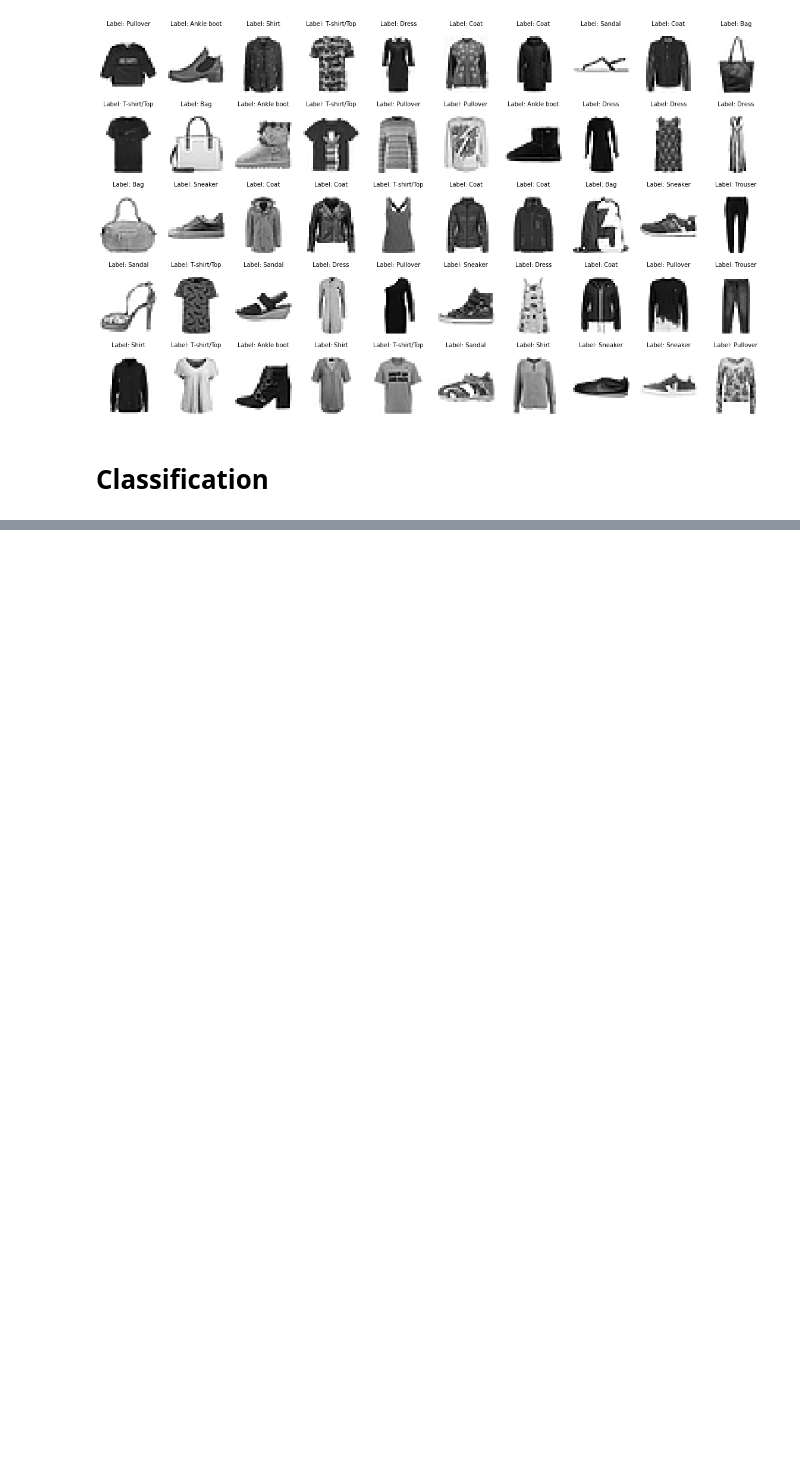
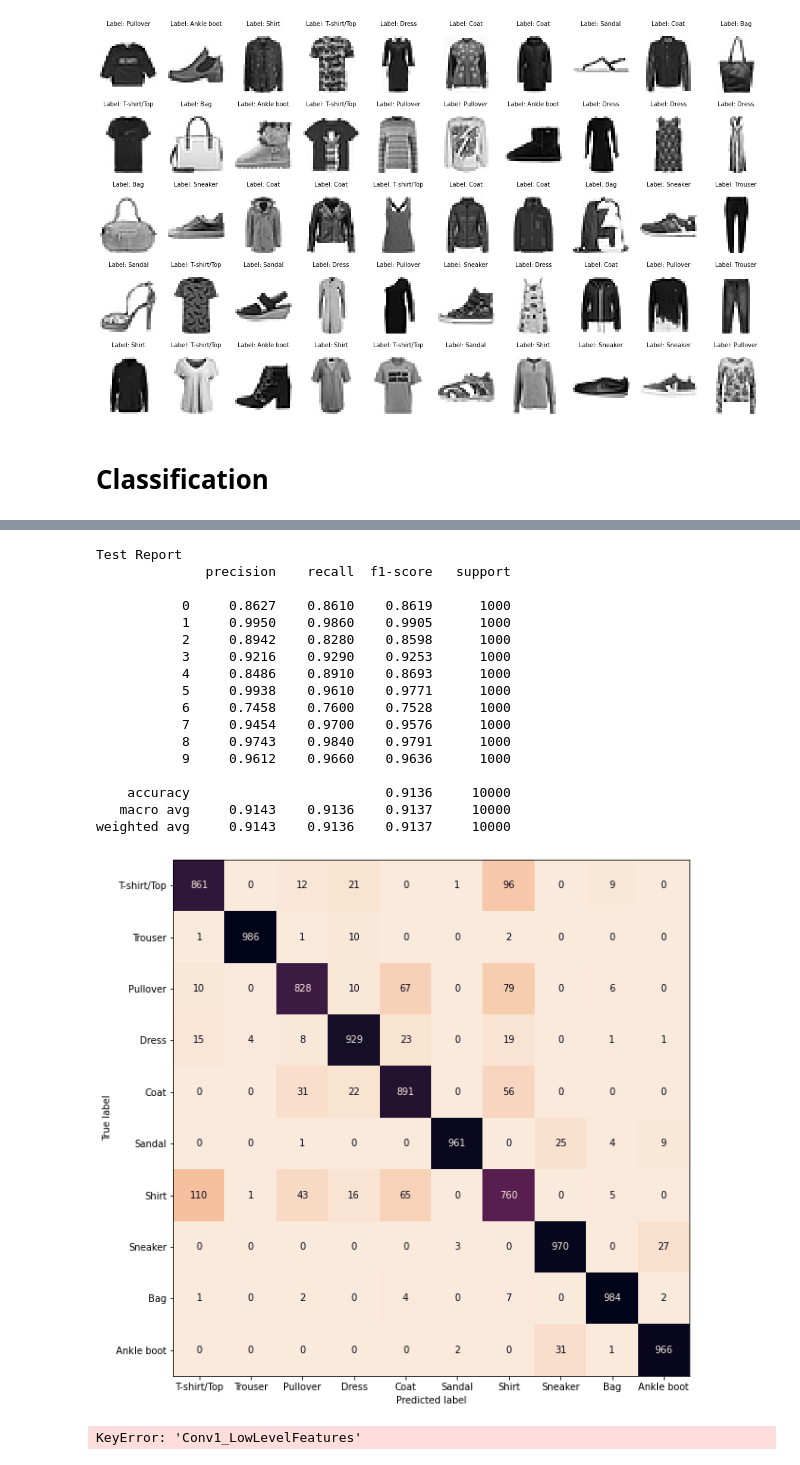
Before and after one commit to roma-glushko/zelando-fashion-mnist, a Jupyter notebook: index.ipynb, the cells around one changed output, grey strips where cells are left out. Saved outputs shown, nothing was run; the diff lists cells and outputs as text; code cells hidden in the pictures; blank space fills up the shorter version.

```diff
--- a/index.ipynb
+++ b/index.ipynb
@@ -361,0 +464,28 @@ for i, idx in enumerate(missclass_label_indices[:30]):
+# %%
+y_test_pred = np.argmax(cnn_model.predict(X_test2d), axis=-1)
+
+print('Test Report')
+print(classification_report(y_test, y_test_pred, digits=4))
+
+matrix = plot_confusion_matrix_by_predictions(y_test, y_test_pred, display_labels=label_names)
+matrix.figure_.set_figheight(10)
+matrix.figure_.set_figwidth(10)
+# %% [output]
+Test Report
+              precision    recall  f1-score   support
+
+           0     0.8627    0.8610    0.8619      1000
+           1     0.9950    0.9860    0.9905      1000
+           2     0.8942    0.8280    0.8598      1000
+           3     0.9216    0.9290    0.9253      1000
+           4     0.8486    0.8910    0.8693      1000
+           5     0.9938    0.9610    0.9771      1000
+           6     0.7458    0.7600    0.7528      1000
+           7     0.9454    0.9700    0.9576      1000
+           8     0.9743    0.9840    0.9791      1000
+           9     0.9612    0.9660    0.9636      1000
+
+    accuracy                         0.9136     10000
+   macro avg     0.9143    0.9136    0.9137     10000
+weighted avg     0.9143    0.9136    0.9137     10000
+[figure, added]
@@ -361,0 +513,4 @@ for i, idx in enumerate(missclass_label_indices[:30]):
+# %%
+plot_conv_output(cnn_model, 'conv1_low_level', np.array([X_test2d[0]]))
+# %% [output]
+KeyError: 'Conv1_LowLevelFeatures'
```
Also changed, not shown: parts of 29 cells of this notebook, 2 other files.
